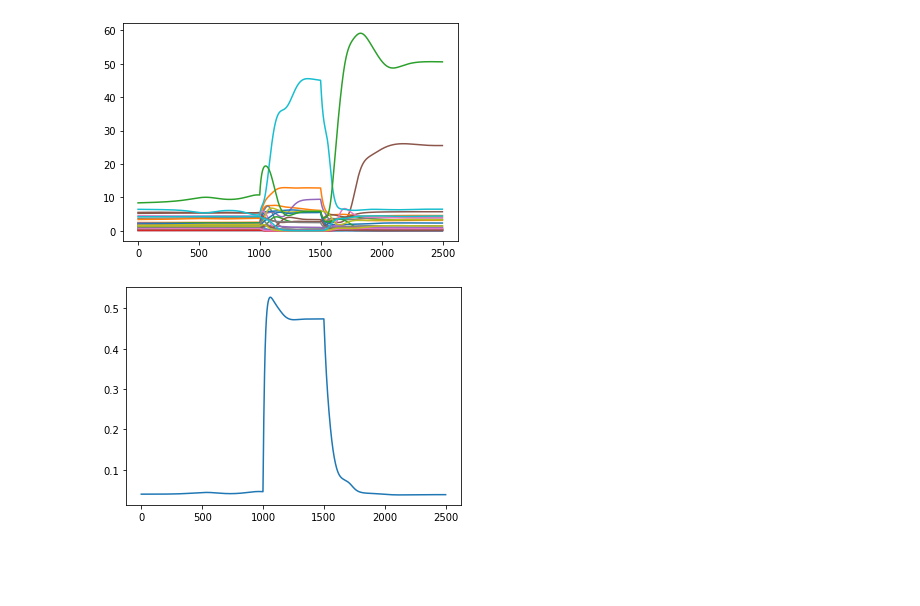
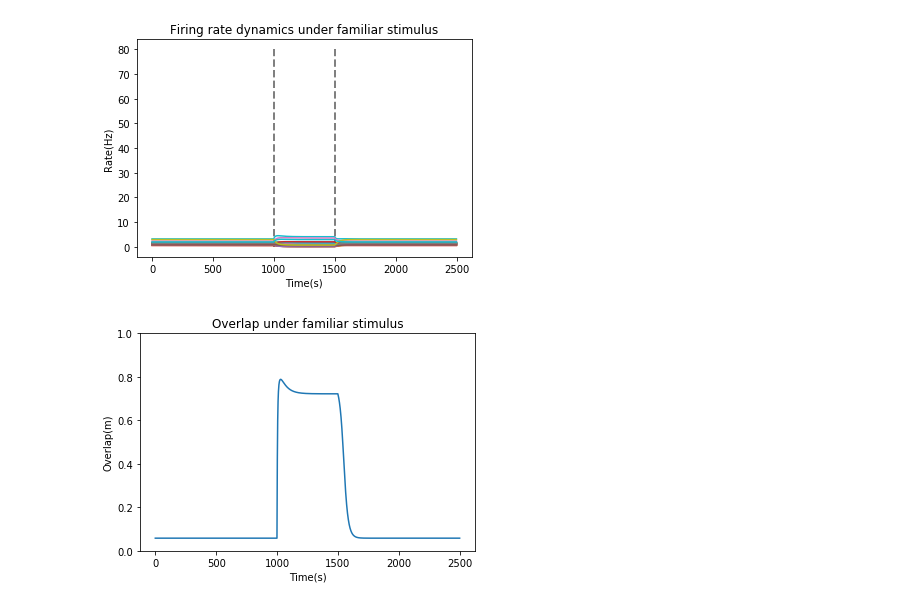
Before and after one commit to xmxhuihui/Final-Project, a Jupyter notebook: Attractor Network Model(Multiple Patterns).ipynb, the cells around one changed output. Cells and saved outputs as stored; diff of their text form; code cells hidden in the pictures; blank space fills up the shorter version.

```diff
--- a/Attractor Network Model(Multiple Patterns).ipynb
+++ b/Attractor Network Model(Multiple Patterns).ipynb
@@ -8,14 +8,14 @@ import random
 r_m=76.2
 beta_T=0.82
 h_0=2.46
-c=0.005
+c=0.05
 x_f=26.6
 beta_f=0.28
 q_f=0.83
 A=3.55
 beta_g=beta_f
 x_g=x_f
-p=30
+p=100
 N=5000
 # %%
 # Structral connectivity matrix
@@ -121,29 +142,38 @@ plt.savefig("Figures/overlap_novel.png")
 # %%
 #Familiar Stimulus
 I=I0*xi_pattern[0]
 r[:,0]=r0
 for t in range(1,t_pre):
     xi=np.dot(J,r[:,t-1])
     r[:,t]=r[:,t-1]+(-r[:,t-1]+phi(xi))/tau*dt #equation 1
 for t in range(t_pre,t_delay):
     xi=np.dot(J,r[:,t-1])
     r[:,t]=r[:,t-1]+(-r[:,t-1]+phi(I+xi))/tau*dt #equation 1
 for t in range(t_delay,t_max):
     xi=np.dot(J,r[:,t-1])
     r[:,t]=r[:,t-1]+(-r[:,t-1]+phi(xi))/tau*dt #equation 1
 plt.figure()
+plt.title('Firing rate dynamics under familiar stimulus')
+plt.xlabel('Time(s)')
+plt.ylabel('Rate(Hz)')
 for i in range(30):
     plt.plot(range(0,t_max-t_p),r[i,t_p:t_max])
+plt.vlines(t_pre-t_p, 0,80, colors = "grey", linestyles = "dashed",linewidth=2)
+plt.vlines(t_delay-t_p, 0,80, colors = "grey", linestyles = "dashed",linewidth=2)
 plt.savefig('Figures/familiar_stimulus.png')
 # %% [output]
-[figure, old version]
+[figure, new version]
 # %%
 #Overlap
 p_r=np.zeros(t_max-t_p)
 for t in range(0,t_max-t_p):
     p_r[t]=scipy.stats.pearsonr(r[:,t+t_p],r_pattern[0])[0]
 plt.figure()
+plt.ylim(0,1)
+plt.title('Overlap under familiar stimulus')
+plt.xlabel('Time(s)')
+plt.ylabel('Overlap(m)')
 plt.plot(range(0,t_max-t_p),p_r)
 plt.savefig("Figures/overlap_familiar.png")
 # %% [output]
-[figure, old version]
+[figure, new version]
```
Also changed, not shown: parts of 6 cells of this notebook, 9 other files.
